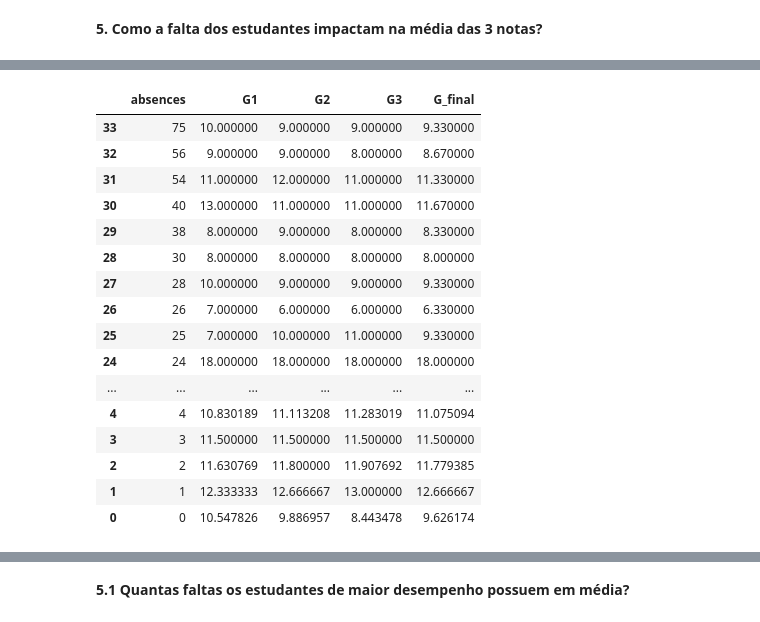
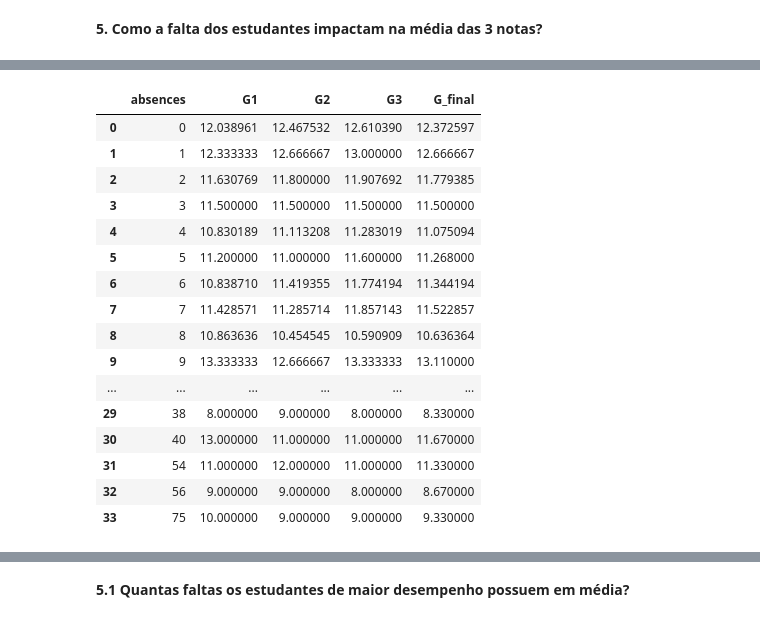
Before and after one commit to Pedro-A-D-S/kaggle_projects, a Jupyter notebook: student_performance.ipynb, the cells around one changed output, grey strips where cells are left out. Saved outputs shown, nothing was run; the diff lists cells and outputs as text; code cells hidden in the pictures.

```diff
--- a/student_performance.ipynb
+++ b/student_performance.ipynb
@@ -50,3 +76,5 @@ df['G_final'] = ((df['G1'] + df['G2'] + df['G3']) / 3).round(2)
+# %%
+df = df[(df['G2'] != 0) & (df['G3'] != 0)]
 # %%
 df.info()
 # %% [output]
@@ -220,25 +247,24 @@ df.head()
 # %%
 df4 = df.groupby(by = 'absences').agg({'G1':'mean',
                             'G2':'mean',
                             'G3':'mean',
-                            'G_final':'mean'}).reset_index().sort_values(by = ['absences', 'G_final', 'G1', 'G2', 'G3'],
-                                                                        ascending = False)
+                            'G_final':'mean'}).reset_index().sort_values(by = ['absences'])
 df4
 # %% [output]
 |  | absences | G1 | G2 | G3 | G_final |
+| 0 | 0 | 12.038961 | 12.467532 | 12.610390 | 12.372597 |
+| 1 | 1 | 12.333333 | 12.666667 | 13.000000 | 12.666667 |
+| 2 | 2 | 11.630769 | 11.800000 | 11.907692 | 11.779385 |
+| 3 | 3 | 11.500000 | 11.500000 | 11.500000 | 11.500000 |
+| 4 | 4 | 10.830189 | 11.113208 | 11.283019 | 11.075094 |
+| 5 | 5 | 11.200000 | 11.000000 | 11.600000 | 11.268000 |
+| 6 | 6 | 10.838710 | 11.419355 | 11.774194 | 11.344194 |
+| 7 | 7 | 11.428571 | 11.285714 | 11.857143 | 11.522857 |
+| 8 | 8 | 10.863636 | 10.454545 | 10.590909 | 10.636364 |
+| 9 | 9 | 13.333333 | 12.666667 | 13.333333 | 13.110000 |
+| ... | ... | ... | ... | ... | ... |
+| 29 | 38 | 8.000000 | 9.000000 | 8.000000 | 8.330000 |
+| 30 | 40 | 13.000000 | 11.000000 | 11.000000 | 11.670000 |
+| 31 | 54 | 11.000000 | 12.000000 | 11.000000 | 11.330000 |
+| 32 | 56 | 9.000000 | 9.000000 | 8.000000 | 8.670000 |
 | 33 | 75 | 10.000000 | 9.000000 | 9.000000 | 9.330000 |
-| 32 | 56 | 9.000000 | 9.000000 | 8.000000 | 8.670000 |
-| 31 | 54 | 11.000000 | 12.000000 | 11.000000 | 11.330000 |
-| 30 | 40 | 13.000000 | 11.000000 | 11.000000 | 11.670000 |
-| 29 | 38 | 8.000000 | 9.000000 | 8.000000 | 8.330000 |
-| 28 | 30 | 8.000000 | 8.000000 | 8.000000 | 8.000000 |
-| 27 | 28 | 10.000000 | 9.000000 | 9.000000 | 9.330000 |
-| 26 | 26 | 7.000000 | 6.000000 | 6.000000 | 6.330000 |
-| 25 | 25 | 7.000000 | 10.000000 | 11.000000 | 9.330000 |
-| 24 | 24 | 18.000000 | 18.000000 | 18.000000 | 18.000000 |
-| ... | ... | ... | ... | ... | ... |
-| 4 | 4 | 10.830189 | 11.113208 | 11.283019 | 11.075094 |
-| 3 | 3 | 11.500000 | 11.500000 | 11.500000 | 11.500000 |
-| 2 | 2 | 11.630769 | 11.800000 | 11.907692 | 11.779385 |
-| 1 | 1 | 12.333333 | 12.666667 | 13.000000 | 12.666667 |
-| 0 | 0 | 10.547826 | 9.886957 | 8.443478 | 9.626174 |
```
Also changed, not shown: parts of 46 cells of this notebook.
